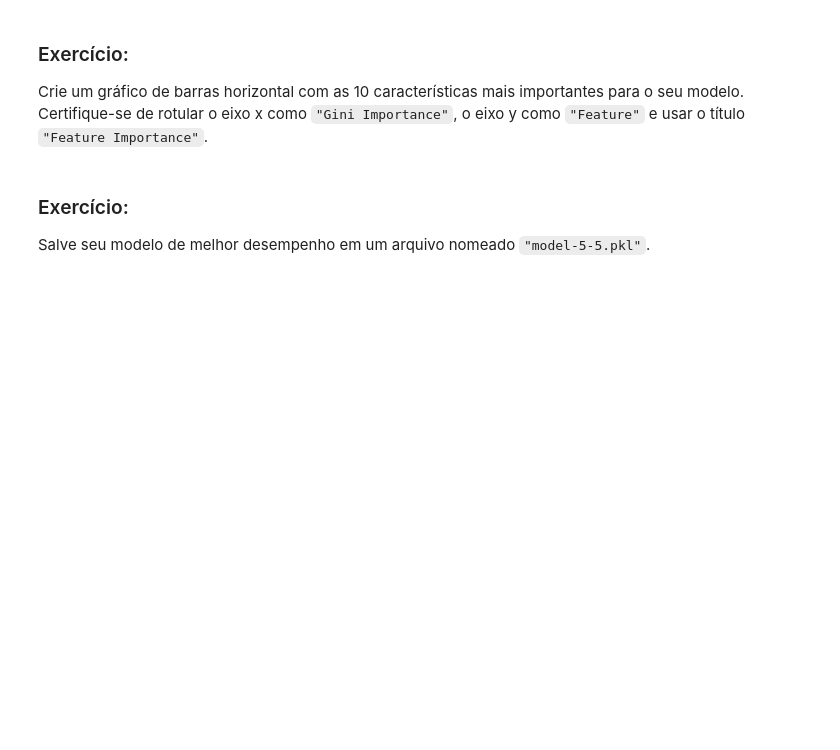
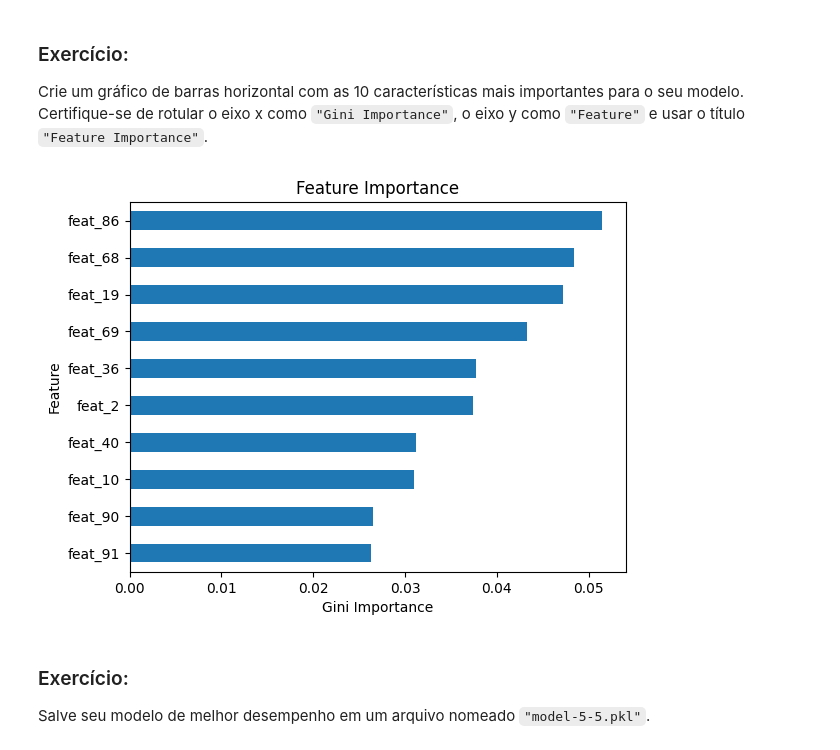
Before and after one commit to Pietro2704/Python, a Jupyter notebook: Python-IA/Projetos/IA__Projeto_3.ipynb, the cells around one changed output. Cells and saved outputs as stored; diff of their text form; code cells hidden in the pictures; blank space fills up the shorter version.

```diff
--- a/Python-IA/Projetos/IA__Projeto_3.ipynb
+++ b/Python-IA/Projetos/IA__Projeto_3.ipynb
@@ -171,6 +285,17 @@ print(class_report)
 # %% [markdown]
 ### Exercício:
 Crie um gráfico de barras horizontal com as 10 características mais importantes para o seu modelo. Certifique-se de rotular o eixo x como `"Gini Importance"`, o eixo y como `"Feature"` e usar o título `"Feature Importance"`.
+# %%
+features = X_train.columns
+importances = model.best_estimator_.feature_importances_
+feat_imp = pd.Series(importances, index=features).sort_values()
+
+feat_imp.tail(10).plot(kind='barh')
+plt.xlabel("Gini Importance")
+plt.ylabel("Feature")
+plt.title("Feature Importance");
+# %% [output]
+[figure, added]
 # %% [markdown]
 ### Exercício:
 Salve seu modelo de melhor desempenho em um arquivo nomeado <code>"model-5-5.pkl"</code>.
```
Also changed, not shown: parts of 24 cells of this notebook.
